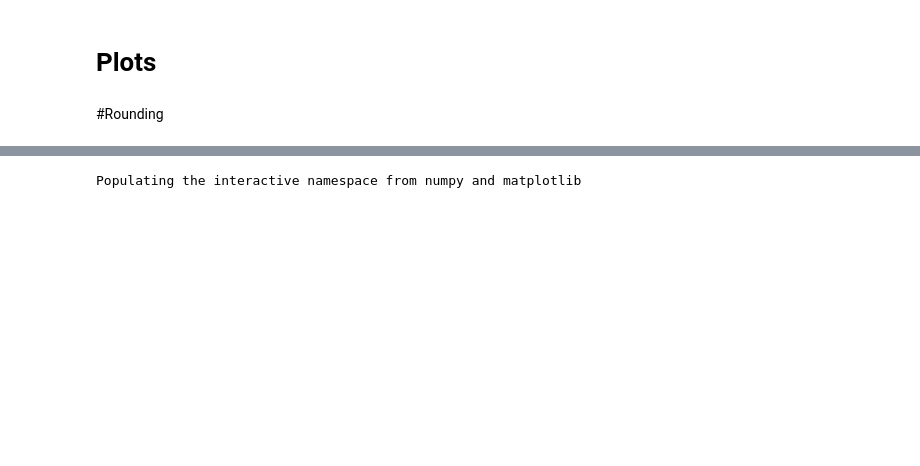
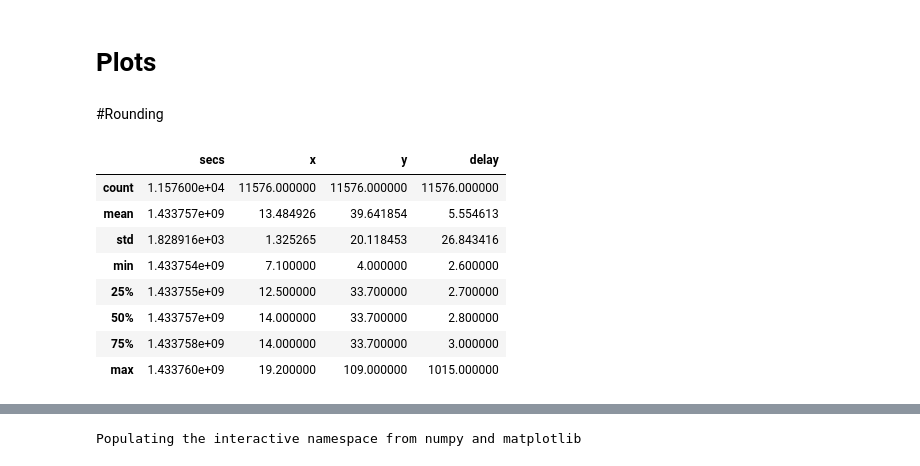
Before and after one commit to UC3MSocialRobots/robot_wardrive, a Jupyter notebook: data/Ping Plots.ipynb, the cells around one changed output, grey strips where cells are left out. Cells and saved outputs as stored; diff of their text form; code cells hidden in the pictures; blank space fills up the shorter version.

```diff
--- a/data/Ping Plots.ipynb
+++ b/data/Ping Plots.ipynb
@@ -58,4 +58,16 @@ msgs.describe()
 #Rounding
 # %%
 rounded = msgs.apply(np.round, decimals=1)
+# %%
+rounded.describe()
+# %% [output]
+|  | secs | x | y | delay |
+| count | 1.157600e+04 | 11576.000000 | 11576.000000 | 11576.000000 |
+| mean | 1.433757e+09 | 13.484926 | 39.641854 | 5.554613 |
+| std | 1.828916e+03 | 1.325265 | 20.118453 | 26.843416 |
+| min | 1.433754e+09 | 7.100000 | 4.000000 | 2.600000 |
+| 25% | 1.433755e+09 | 12.500000 | 33.700000 | 2.700000 |
+| 50% | 1.433757e+09 | 14.000000 | 33.700000 | 2.800000 |
+| 75% | 1.433758e+09 | 14.000000 | 33.700000 | 3.000000 |
+| max | 1.433760e+09 | 19.200000 | 109.000000 | 1015.000000 |
 # %%
```
Also changed, not shown: parts of 11 cells of this notebook, 1 other file.
